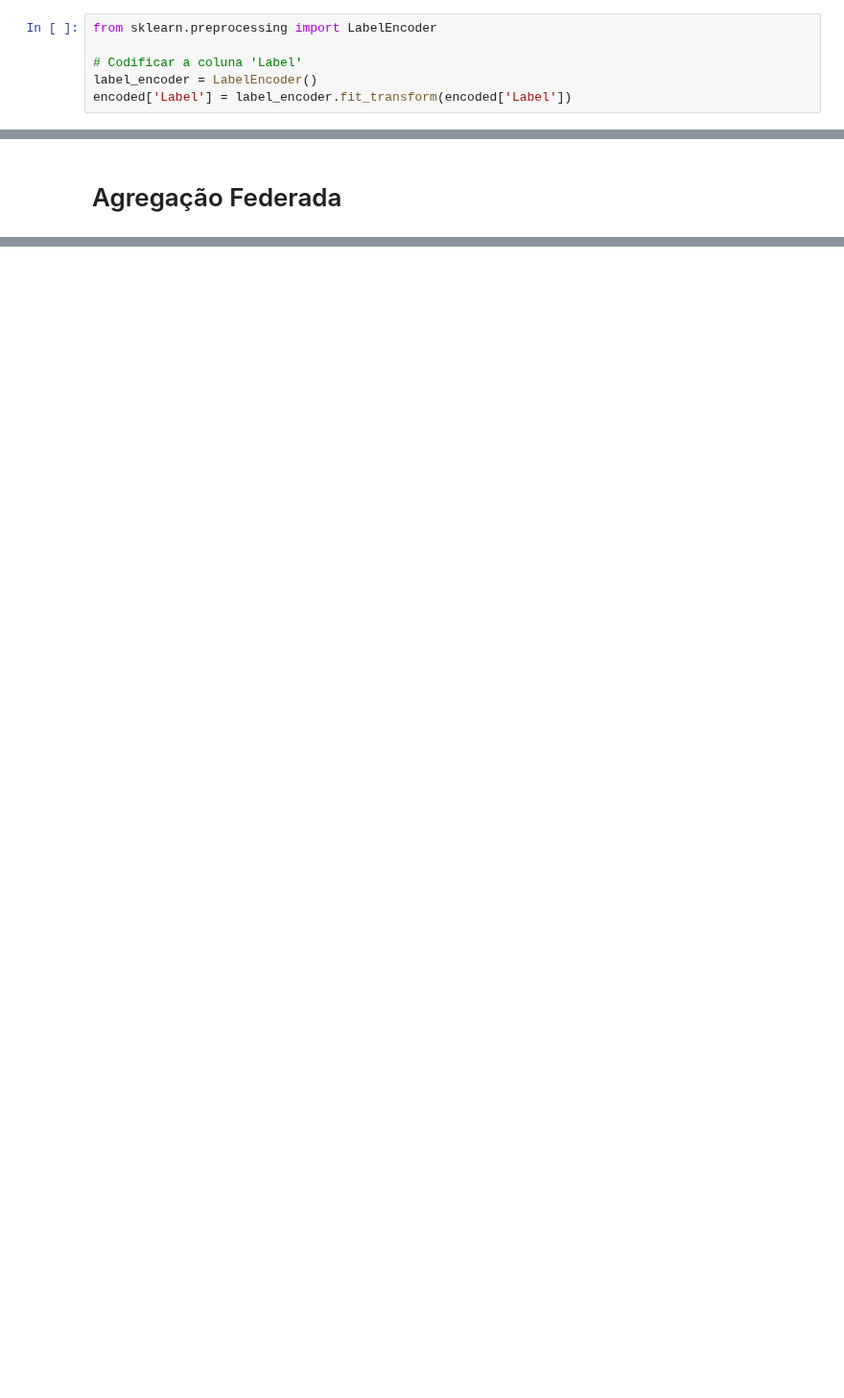
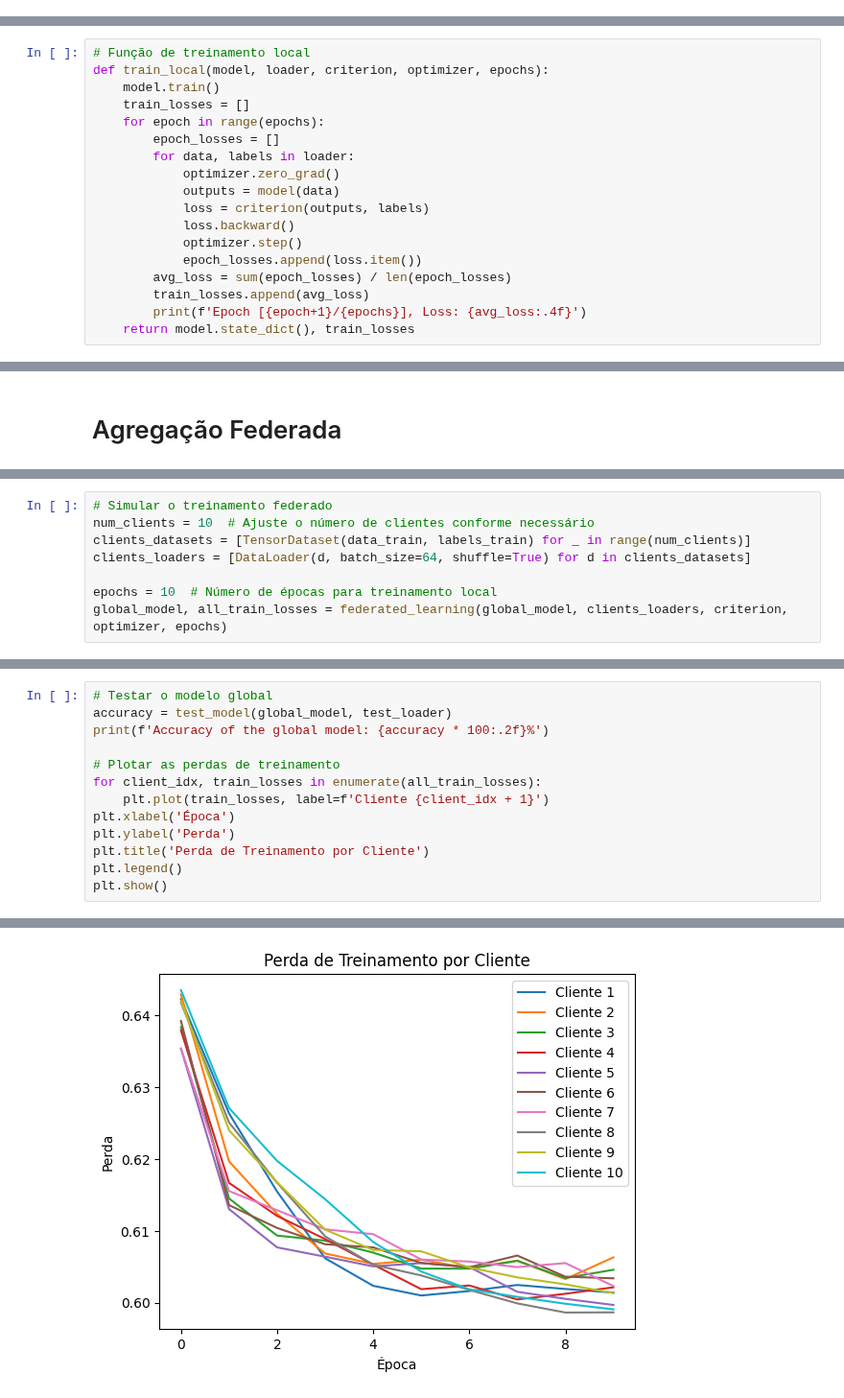
Before and after one commit to gabrieladamasceno/Attacks_5G, a Jupyter notebook: Attacks_5G_Aprendizado_Federado.ipynb, the cells around one changed output, grey strips where cells are left out. Shown at 96% size. Cells and saved outputs as stored; diff of their text form; blank space fills up the shorter version.

```diff
--- a/Attacks_5G_Aprendizado_Federado.ipynb
+++ b/Attacks_5G_Aprendizado_Federado.ipynb
@@ -46,9 +46,3 @@ Length: 96, dtype: object
       dtype='object')
 # %% [markdown]
 # Tratamento dos Dados
-# %%
-from sklearn.preprocessing import LabelEncoder
-
-# Codificar a coluna 'Label'
-label_encoder = LabelEncoder()
-encoded['Label'] = label_encoder.fit_transform(encoded['Label'])
@@ -151,3 +124,21 @@ def aggregate_models(global_model, client_models):
+# %%
+# Função de treinamento local
+def train_local(model, loader, criterion, optimizer, epochs):
+    model.train()
+    train_losses = []
+    for epoch in range(epochs):
+        epoch_losses = []
+        for data, labels in loader:
+            optimizer.zero_grad()
+            outputs = model(data)
+            loss = criterion(outputs, labels)
+            loss.backward()
+            optimizer.step()
+            epoch_losses.append(loss.item())
+        avg_loss = sum(epoch_losses) / len(epoch_losses)
+        train_losses.append(avg_loss)
+        print(f'Epoch [{epoch+1}/{epochs}], Loss: {avg_loss:.4f}')
+    return model.state_dict(), train_losses
 # %% [markdown]
 # Treinamento Local em Cada Cliente
 # %%
@@ -216,0 +174,8 @@ Accuracy of the global model: 60.61%
+# %%
+# Simular o treinamento federado
+num_clients = 10  # Ajuste o número de clientes conforme necessário
+clients_datasets = [TensorDataset(data_train, labels_train) for _ in range(num_clients)]
+clients_loaders = [DataLoader(d, batch_size=64, shuffle=True) for d in clients_datasets]
+
+epochs = 10  # Número de épocas para treinamento local
+global_model, all_train_losses = federated_learning(global_model, clients_loaders, criterion, optimizer, epochs)
@@ -216,0 +200,14 @@ Accuracy of the global model: 60.61%
+# %%
+# Testar o modelo global
+accuracy = test_model(global_model, test_loader)
+print(f'Accuracy of the global model: {accuracy * 100:.2f}%')
+
+# Plotar as perdas de treinamento
+for client_idx, train_losses in enumerate(all_train_losses):
+    plt.plot(train_losses, label=f'Cliente {client_idx + 1}')
+plt.xlabel('Época')
+plt.ylabel('Perda')
+plt.title('Perda de Treinamento por Cliente')
+plt.legend()
+plt.show()
+# %% [output]
@@ -216,0 +215 @@ Accuracy of the global model: 60.61%
+[figure, added]
```
Also changed, not shown: parts of 11 cells of this notebook.
